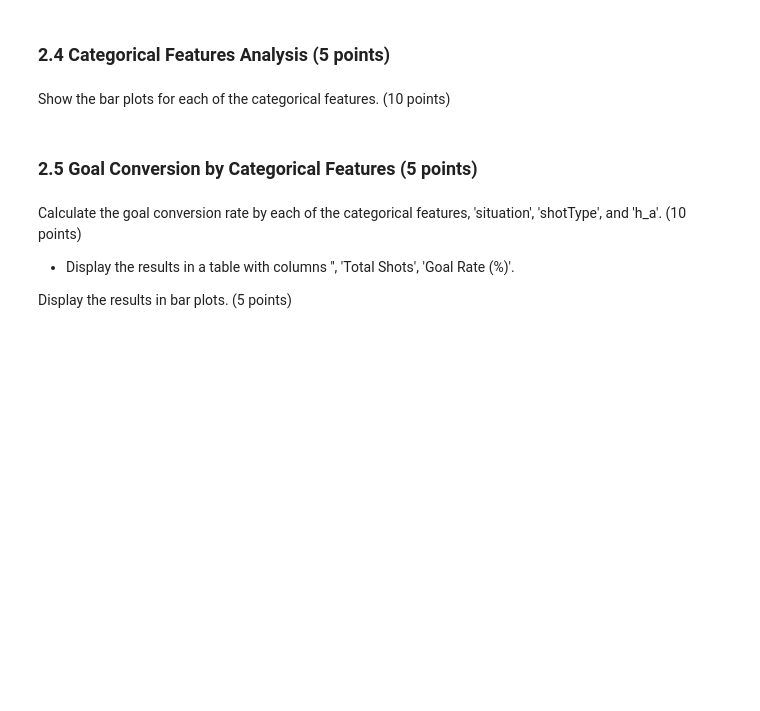
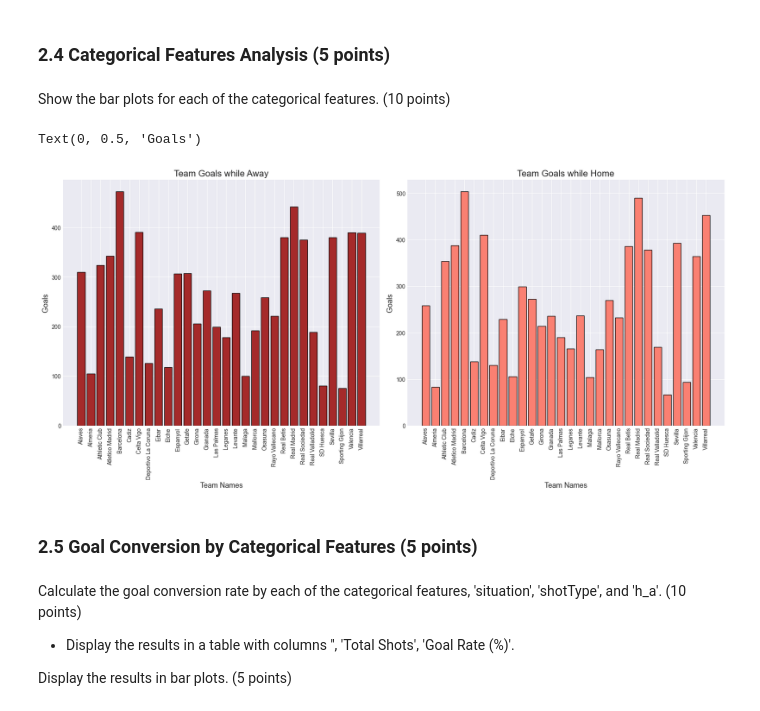
Before and after one commit to smgibson19/ds701_fa25_midterm_challenge_sports, a Jupyter notebook: LALIGA_Analysis_Challenge.ipynb, the cells around one changed output. Saved outputs shown, nothing was run; the diff lists cells and outputs as text; code cells hidden in the pictures; blank space fills up the shorter version.

```diff
--- a/LALIGA_Analysis_Challenge.ipynb
+++ b/LALIGA_Analysis_Challenge.ipynb
@@ -374,0 +372,29 @@ Show the bar plots for each of the categorical features. (10 points)
+# %%
+# home team/ away team play result goals amount
+
+ha_teams = df[['h_team', 'a_team', 'result']]
+
+a = ha_teams.groupby(['a_team', 'result']).size().reset_index()
+a.rename(columns={0: 'count'}, inplace= True)
+a = a[a['result'] == 'Goal']
+
+h = ha_teams.groupby(['h_team', 'result']).size().reset_index()
+h.rename(columns={0: 'count'}, inplace= True)
+h = h[h['result'] == 'Goal']
+
+fig, axs = plt.subplots(ncols=2, nrows=1, figsize=(17, 8), layout="constrained")
+
+axs[0].bar(x = a['a_team'], height = a['count'], edgecolor='black', color = 'brown')
+axs[0].set_title('Team Goals while Away', fontsize= 16)
+axs[0].set_xlabel('Team Names', fontsize= 13)
+axs[0].tick_params(axis='x', labelrotation=90)
+axs[0].set_ylabel('Goals', fontsize= 13)
+
+axs[1].bar(x = h['h_team'], height = h['count'], edgecolor='black', color = 'salmon')
+axs[1].set_title('Team Goals while Home', fontsize= 16)
+axs[1].set_xlabel('Team Names', fontsize= 13)
+axs[1].tick_params(axis='x', labelrotation=90)
+axs[1].set_ylabel('Goals', fontsize= 13)
+# %% [output]
+Text(0, 0.5, 'Goals')
+[figure, added]
```
Also changed, not shown: parts of 5 cells of this notebook.
